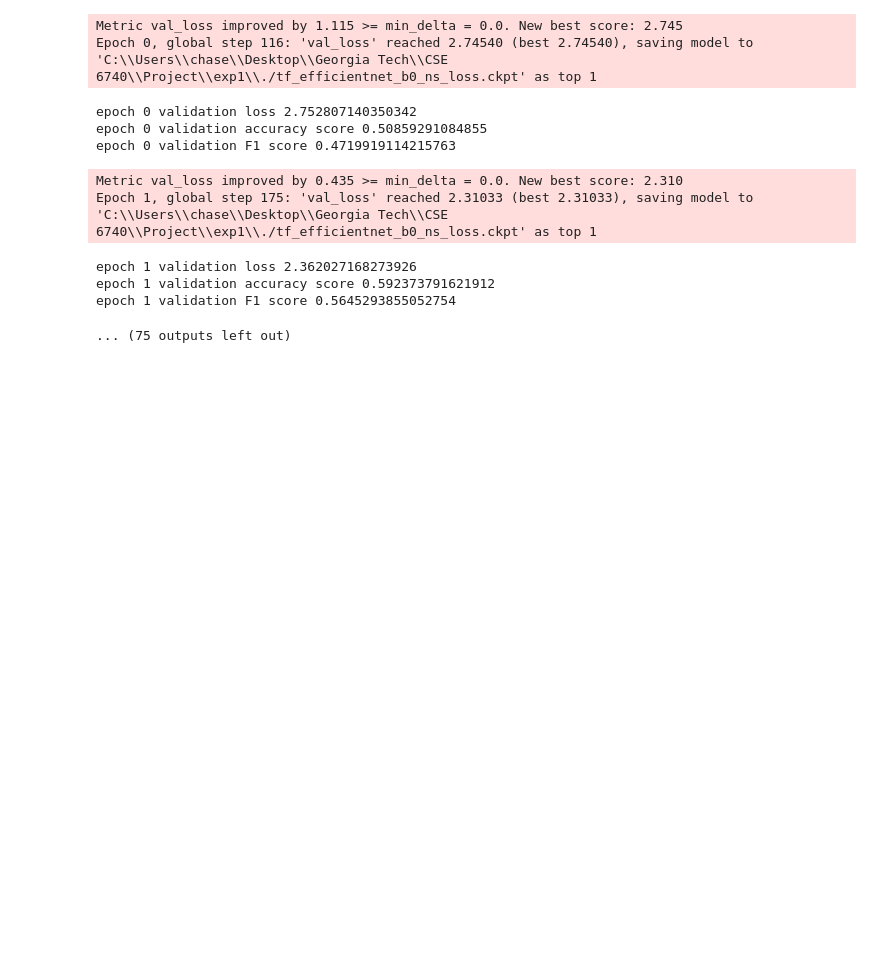
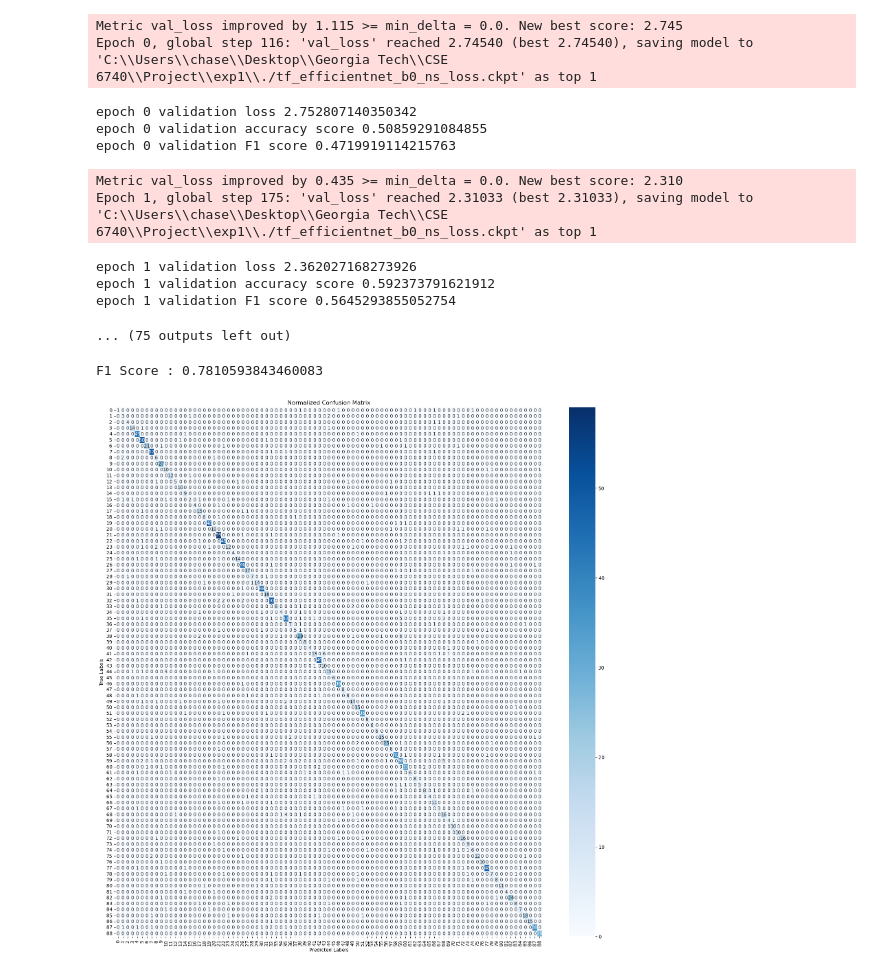
Before and after one commit to sj-cha/CSE6740-BirdCLEF, a Jupyter notebook: exp5/Torch CSE 6740 exp5.ipynb, the cells around one changed output. Drawn from its saved outputs; the diff is of its cells as text; code cells hidden in the pictures; blank space fills up the shorter version.

```diff
--- a/exp5/Torch CSE 6740 exp5.ipynb
+++ b/exp5/Torch CSE 6740 exp5.ipynb
@@ -470,3 +470,52 @@ epoch 1 validation loss 2.362027168273926
 epoch 1 validation accuracy score 0.592373791621912
 epoch 1 validation F1 score 0.5645293855052754
 ... (75 outputs left out)
+# %%
+from torchmetrics import F1Score
+
+model = BirdClefModel.load_from_checkpoint('seungjun-Spectrogram/exp5/tf_efficientnet_b0_ns_loss.ckpt')
+
+model.eval()
+
+# For GPU usage, ensure the model is on the correct device
+device = torch.device("cuda" if torch.cuda.is_available() else "cpu")
+model.to(device)
+
+f1 = F1Score(task="multiclass", num_classes=len(df_train.primary_label.unique()), average='macro').to(device)
+
+all_preds = []
+all_labels = []
+
+with torch.no_grad():
+    for inputs, labels in dl_test:
+        inputs, labels = inputs.to(device), labels.to(device)
+        outputs = model(inputs)
+        preds = torch.argmax(outputs, dim=1)
+        all_preds.append(preds.to(device))
+        all_labels.append(labels.to(device))
+
+# Concatenate predictions and labels
+all_preds = torch.cat(all_preds).to(device)
+all_labels = torch.cat(all_labels).to(device)
+all_labels = torch.argmax(all_labels, dim=1)
+
+# Compute F1 score using torchmetrics
+f1_score_value = f1(all_preds, all_labels)
+print(f"F1 Score : {f1_score_value.item()}")
+# %% [output]
+F1 Score : 0.7810593843460083
+# %%
+from sklearn.metrics import confusion_matrix
+conf_matrix = confusion_matrix(all_labels.cpu().numpy(), all_preds.cpu().numpy())
+# %%
+import seaborn as sns
+
+plt.figure(figsize=(20, 20))
+sns.heatmap(conf_matrix, annot=True, fmt='d', cmap='Blues', xticklabels=True, yticklabels=True)
+
+plt.xlabel('Predicted Labels')
+plt.ylabel('True Labels')
+plt.title('Normalized Confusion Matrix')
+plt.show()
+# %% [output]
+[figure, added]
```
Also changed, not shown: parts of 3 cells of this notebook.
